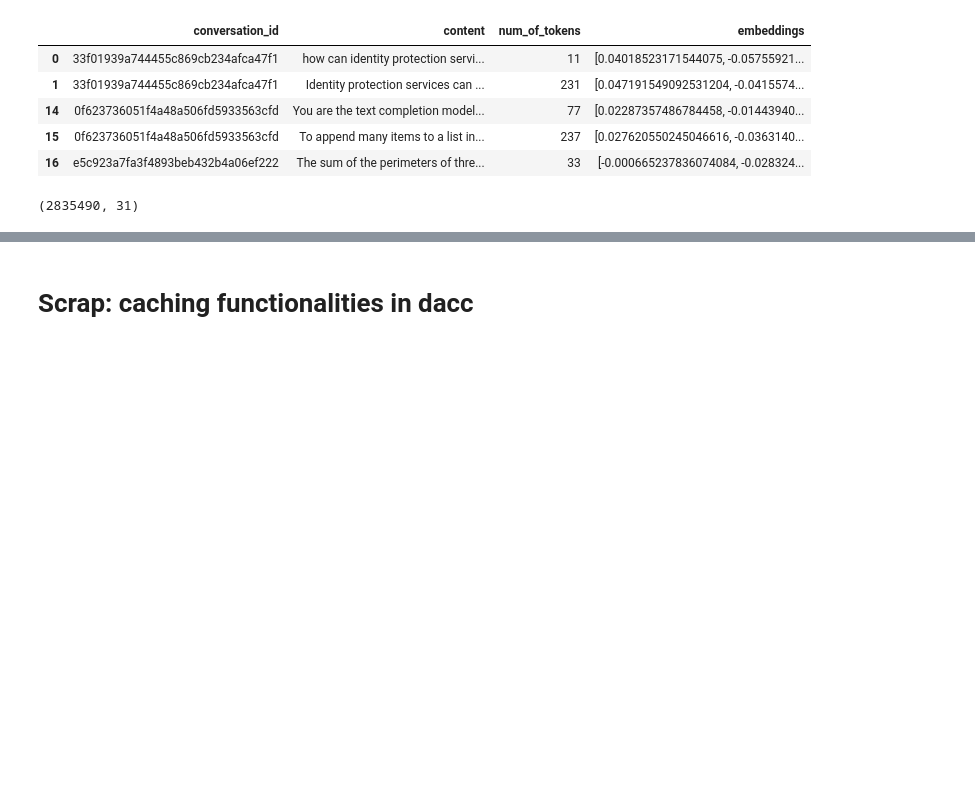
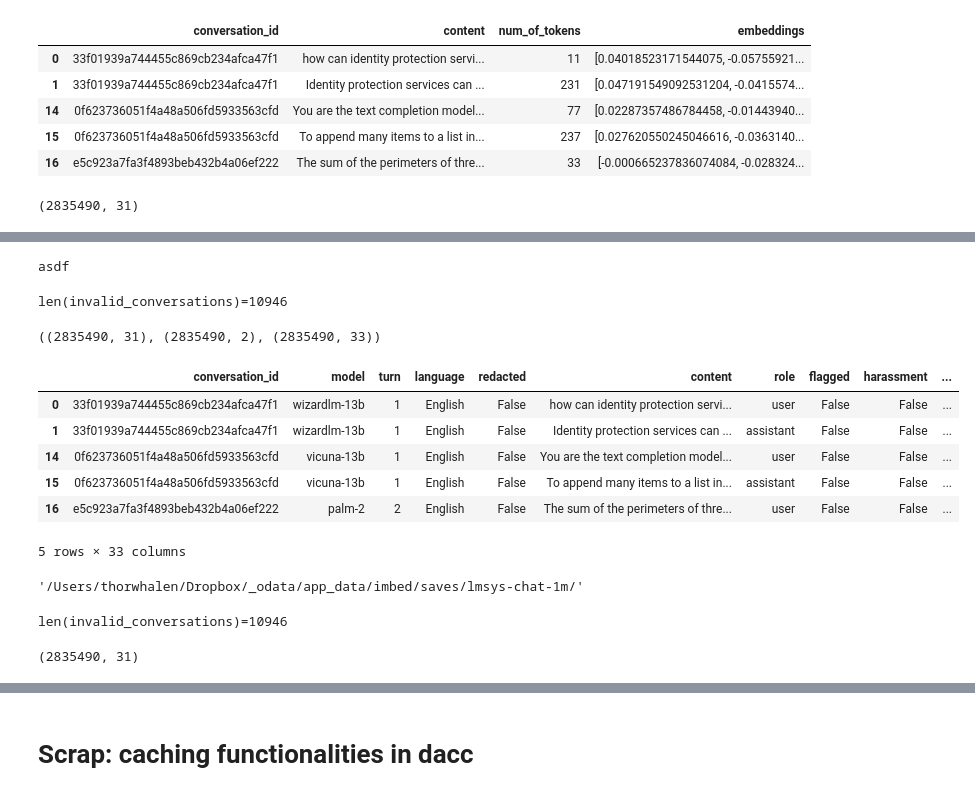
Before and after one commit to thorwhalen/imbed, a Jupyter notebook: misc/ai_prompts.ipynb, the cells around one changed output, grey strips where cells are left out. Saved outputs shown, nothing was run; the diff lists cells and outputs as text; code cells hidden in the pictures; blank space fills up the shorter version.

```diff
--- a/misc/ai_prompts.ipynb
+++ b/misc/ai_prompts.ipynb
@@ -301,0 +389,5 @@ t.encoder((1,))
+# %%
+from imbed.mdat.lmsys_ai_conversations import mk_dacc
+
+dacc = mk_dacc()
+dacc.saves.rootdir
@@ -301,0 +432,28 @@ t.encoder((1,))
+# %%
+print('asdf')
+# %% [output]
+asdf
+# %%
+assert len(dacc.flat_en_embeddable) == len(dacc.saves['planar_embeddings_pca500.npy'])
+# %% [output]
+len(invalid_conversations)=10946
+# %%
+m = dacc.planar_embeddings_with_metadata('planar_embeddings_pca500.npy')
+dacc.saves['lmsys_with_planar_embeddings_pca500.parquet'] = m
+dacc.flat_en_embeddable.shape, dacc.saves['planar_embeddings_pca500.npy'].shape, m.shape
+# %% [output]
+((2835490, 31), (2835490, 2), (2835490, 33))
+# %%
+m.head()
+# %% [output]
+|  | conversation_id | model | turn | language | redacted | content | role | flagged | harassment | ... |
+| 0 | 33f01939a744455c869cb234afca47f1 | wizardlm-13b | 1 | English | False | how can identity protection servi... | user | False | False | ... |
+| 1 | 33f01939a744455c869cb234afca47f1 | wizardlm-13b | 1 | English | False | Identity protection services can ... | assistant | False | False | ... |
+| 14 | 0f623736051f4a48a506fd5933563cfd | vicuna-13b | 1 | English | False | You are the text completion model... | user | False | False | ... |
+| 15 | 0f623736051f4a48a506fd5933563cfd | vicuna-13b | 1 | English | False | To append many items to a list in... | assistant | False | False | ... |
+| 16 | e5c923a7fa3f4893beb432b4a06ef222 | palm-2 | 2 | English | False | The sum of the perimeters of thre... | user | False | False | ... |
+5 rows × 33 columns
+# %%
+dacc.saves.rootdir
+# %% [output]
+'/Users/thorwhalen/Dropbox/_odata/app_data/imbed/saves/lmsys-chat-1m/'
@@ -301,0 +475,5 @@ t.encoder((1,))
+# %%
+dacc.flat_en_embeddable.shape
+# %% [output]
+len(invalid_conversations)=10946
+(2835490, 31)
```
Also changed, not shown: parts of 77 cells of this notebook, 4 other files.
